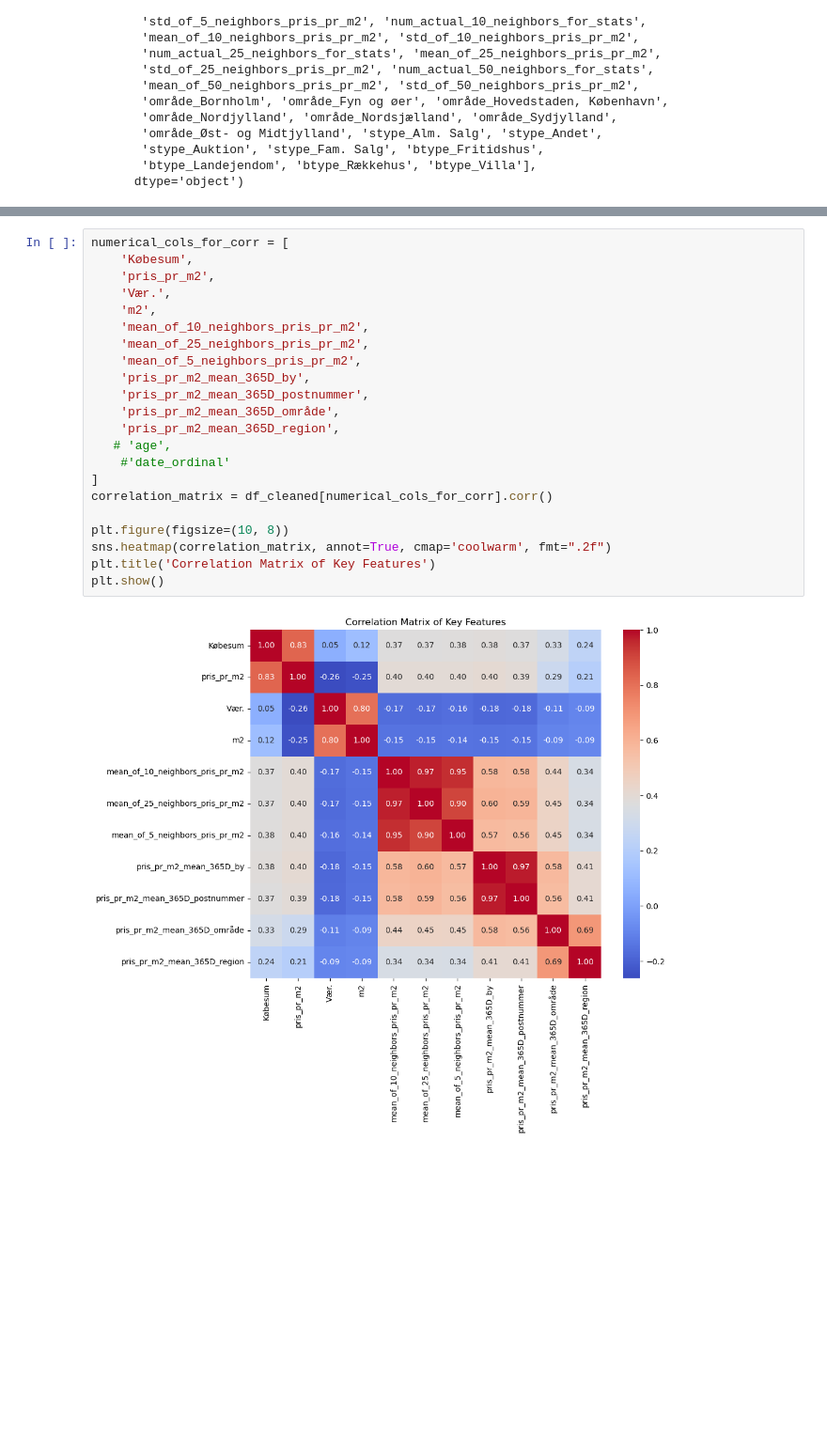
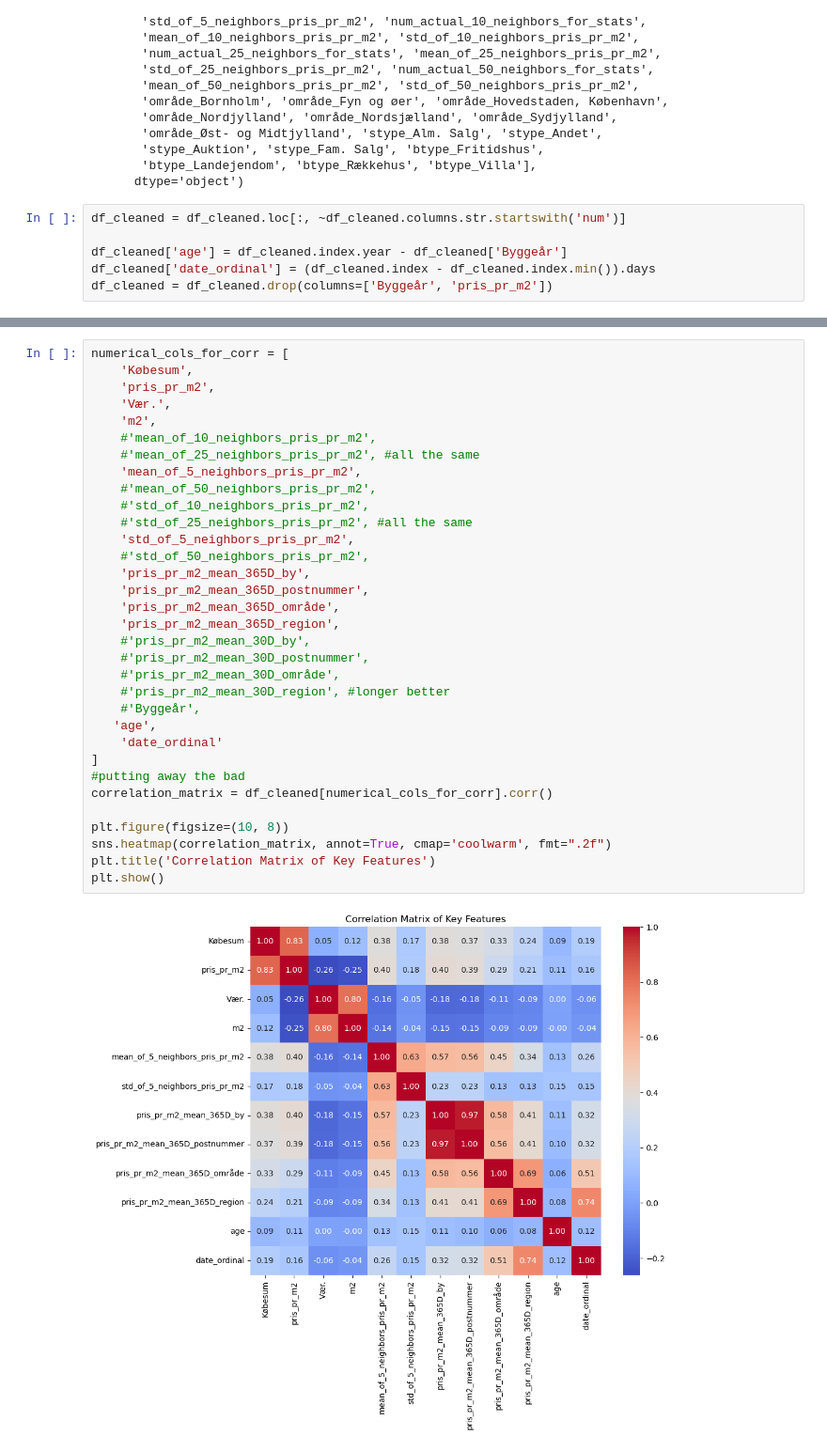
Before and after one commit to VictorJustesen/bachelor, a Jupyter notebook: dataexplor/explore.ipynb, the cells around one changed output, grey strips where cells are left out. Shown at 94% size. Saved outputs shown, nothing was run; the diff lists cells and outputs as text; blank space fills up the shorter version.

```diff
--- a/dataexplor/explore.ipynb
+++ b/dataexplor/explore.ipynb
@@ -410,3 +690,9 @@ Index(['Købesum', 'Vær.', 'Byggeår', 'm2', 'pris_pr_m2',
        'stype_Auktion', 'stype_Fam. Salg', 'btype_Fritidshus',
        'btype_Landejendom', 'btype_Rækkehus', 'btype_Villa'],
       dtype='object')
+# %%
+df_cleaned = df_cleaned.loc[:, ~df_cleaned.columns.str.startswith('num')]
+
+df_cleaned['age'] = df_cleaned.index.year - df_cleaned['Byggeår']
+df_cleaned['date_ordinal'] = (df_cleaned.index - df_cleaned.index.min()).days
+df_cleaned = df_cleaned.drop(columns=['Byggeår', 'pris_pr_m2'])
@@ -413,24 +722,35 @@ Index(['Købesum', 'Vær.', 'Byggeår', 'm2', 'pris_pr_m2',
 # %%
 numerical_cols_for_corr = [
     'Købesum',
     'pris_pr_m2',
     'Vær.',
     'm2',
-    'mean_of_10_neighbors_pris_pr_m2',
-    'mean_of_25_neighbors_pris_pr_m2',
+    #'mean_of_10_neighbors_pris_pr_m2',
+    #'mean_of_25_neighbors_pris_pr_m2', #all the same
     'mean_of_5_neighbors_pris_pr_m2',
+    #'mean_of_50_neighbors_pris_pr_m2',
+    #'std_of_10_neighbors_pris_pr_m2',
+    #'std_of_25_neighbors_pris_pr_m2', #all the same
+    'std_of_5_neighbors_pris_pr_m2',
+    #'std_of_50_neighbors_pris_pr_m2',
     'pris_pr_m2_mean_365D_by',
     'pris_pr_m2_mean_365D_postnummer',
     'pris_pr_m2_mean_365D_område',
     'pris_pr_m2_mean_365D_region',
-   # 'age',
-    #'date_ordinal'
+    #'pris_pr_m2_mean_30D_by',
+    #'pris_pr_m2_mean_30D_postnummer',
+    #'pris_pr_m2_mean_30D_område',
+    #'pris_pr_m2_mean_30D_region', #longer better
+    #'Byggeår',
+   'age',
+    'date_ordinal'
 ]
+#putting away the bad
 correlation_matrix = df_cleaned[numerical_cols_for_corr].corr()
 
 plt.figure(figsize=(10, 8))
 sns.heatmap(correlation_matrix, annot=True, cmap='coolwarm', fmt=".2f")
 plt.title('Correlation Matrix of Key Features')
 plt.show()
 # %% [output]
-[figure, old version]
+[figure, new version]
```
Also changed, not shown: parts of 31 cells of this notebook, 13 other files.
